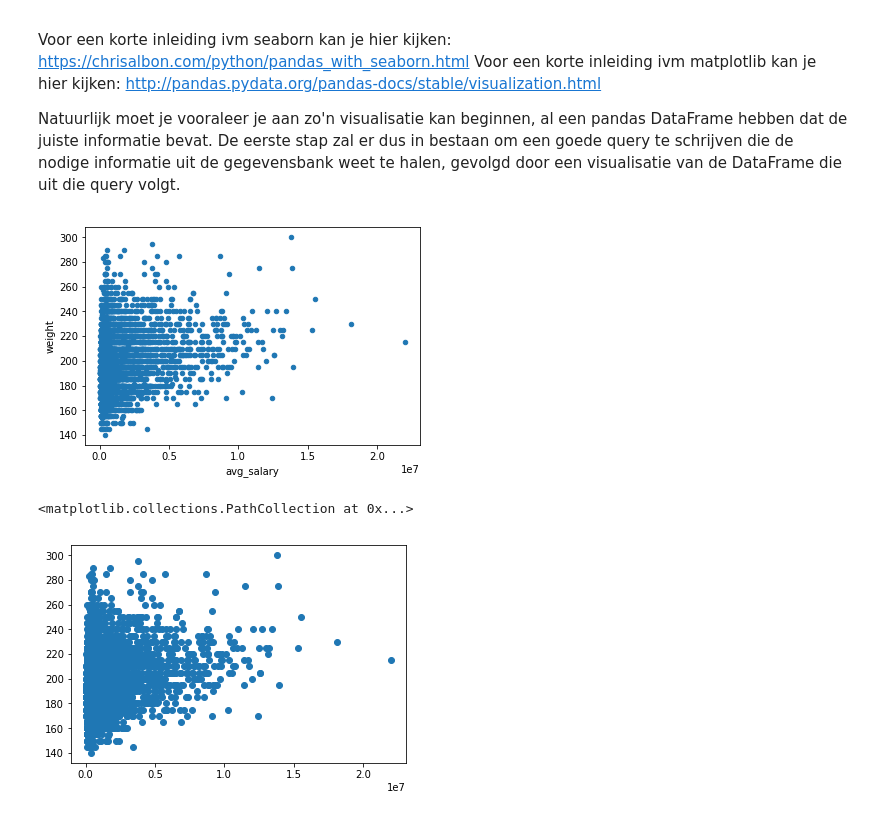
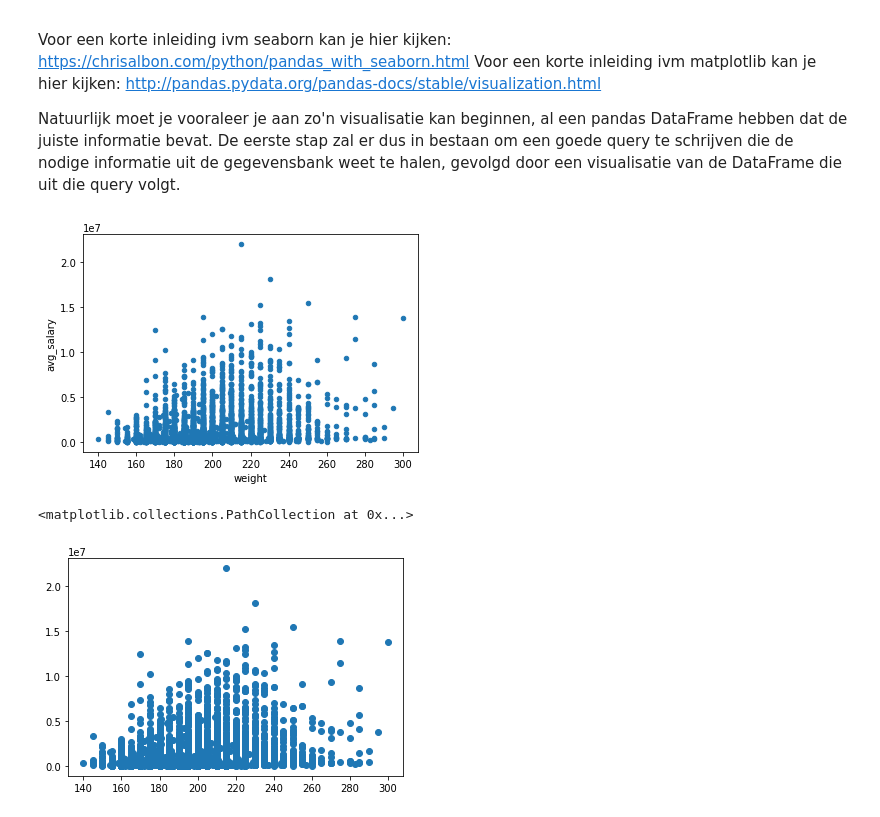
Before and after one commit to eliasverheyen/DB_PART4, a Jupyter notebook: Pt IV_0905.ipynb, the cells around one changed output. Saved outputs shown, nothing was run; the diff lists cells and outputs as text; code cells hidden in the pictures.

```diff
--- a/Pt IV_0905.ipynb
+++ b/Pt IV_0905.ipynb
@@ -256,12 +256,12 @@ Voor een korte inleiding ivm matplotlib kan je hier kijken: http://pandas.pydata
 
 Natuurlijk moet je vooraleer je aan zo'n visualisatie kan beginnen, al een pandas DataFrame hebben dat de juiste informatie bevat. De eerste stap zal er dus in bestaan om een goede query te schrijven die de nodige informatie uit de gegevensbank weet te halen, gevolgd door een visualisatie van de DataFrame die uit die query volgt.
 # %%
-#VISUALISATIE
-column_names2 = ['avg_salary', 'weight']
+#VISUALISATIE 1
+column_names2 = ['weight', 'avg_salary']
 
 def vis_query(connection, column_names):
     query="""
-    SELECT AVG(s.Salary), m.Weight
+    SELECT m.Weight, AVG(s.Salary)
     FROM salaries as s, Master as m
     WHERE m.PlayerID = s.PlayerID
     GROUP BY(m.PlayerID)
@@ -277,10 +277,10 @@ vis_pandas = vis_query(c, column_names2)
 # %%
 %matplotlib inline
 vis_pandas['avg_salary'] = vis_pandas['avg_salary'].astype('float')
 vis_pandas.dtypes
-vis_pandas.plot.scatter(x='avg_salary', y='weight');
+vis_pandas.plot.scatter(x='weight', y='avg_salary');
 # %% [output]
-[figure, old version]
+[figure, new version]
 # %%
 import matplotlib.pyplot as plt
 vis_np = np.array(vis_pandas)
@@ -288,4 +288,4 @@ vis_np = np.array(vis_pandas)
 plt.scatter(vis_np[:, 0], vis_np[:, 1])
 # %% [output]
 <matplotlib.collections.PathCollection at 0x...>
-[figure, old version]
+[figure, new version]
```
Also changed, not shown: parts of 5 cells of this notebook.
